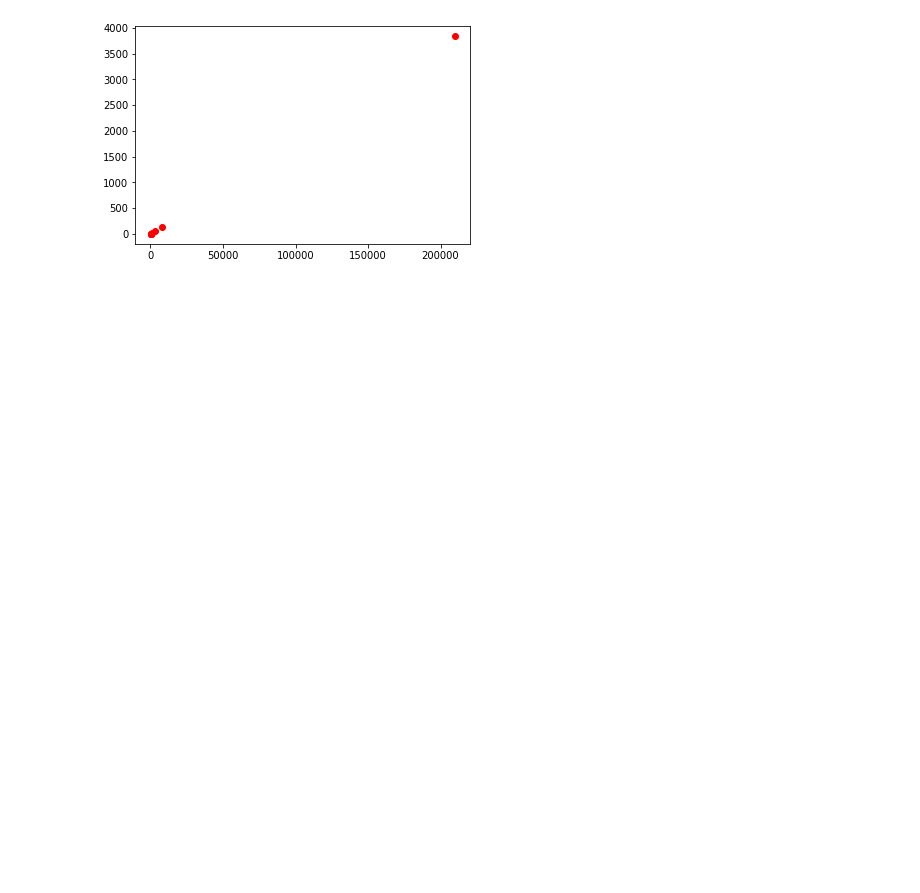
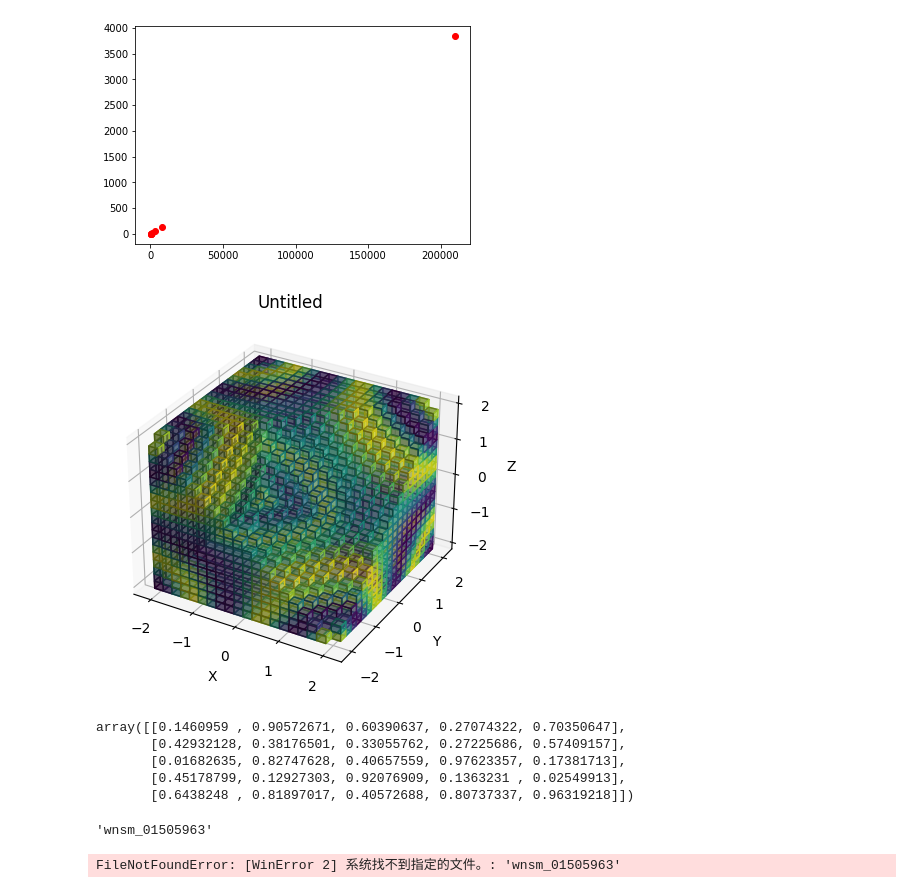
Before and after one commit to S-Yuan137/LIC, a Jupyter notebook: time_analysis.ipynb, the cells around one changed output. Saved outputs shown, nothing was run; the diff lists cells and outputs as text; code cells hidden in the pictures; blank space fills up the shorter version.

Commit message:
create multiprocessing branch
unfinished multiprocessing

```diff
--- a/time_analysis.ipynb
+++ b/time_analysis.ipynb
@@ -17,3 +17,53 @@ ax.plot(volexs, time_np, 'ro')
 plt.show()
 # %% [output]
 [figure]
+# %%
+"""3D surface plot example."""
+import numpy as np
+import matplotlib.cm
+
+from Stoner import Data
+
+x, y, z = np.meshgrid(
+    np.linspace(-2, 2, 21), np.linspace(-2, 2, 21), np.linspace(-2, 2, 21)
+)
+x = x.ravel()
+y = y.ravel()
+z = z.ravel()
+u = np.sin(x * y * z)
+
+p = Data(x, y, z, u, setas="xyzu", column_headers=["X", "Y", "Z"])
+
+p.plot_voxels(cmap=matplotlib.cm.jet, visible=lambda x, y, z: x - y + z < 2.0)
+p.title = "Voxel plot"
+p.show()
+# %% [output]
+[figure, added]
+# %%
+import numpy as np
+
+a = np.random.rand(5,5).flatten()
+a.reshape(5,5)
+# %% [output]
+array([[0.1460959 , 0.90572671, 0.60390637, 0.27074322, 0.70350647],
+       [0.42932128, 0.38176501, 0.33055762, 0.27225686, 0.57409157],
+       [0.01682635, 0.82747628, 0.40657559, 0.97623357, 0.17381713],
+       [0.45178799, 0.12927303, 0.92076909, 0.1363231 , 0.02549913],
+       [0.6438248 , 0.81897017, 0.40572688, 0.80737337, 0.96319218]])
+# %%
+import numpy as np
+from multiprocessing import shared_memory
+
+a = np.random.randint(0,2, size = (5,5), dtype = np.int64)
+shm = shared_memory.SharedMemory(create=True, size = a.nbytes)
+b = np.ndarray(a.shape, dtype=a.dtype, buffer=shm.buf)
+b[:] = a[:]  # Copy the original data into shared memory
+shm.name
+# %% [output]
+'wnsm_01505963'
+# %%
+existing_shm = shared_memory.SharedMemory(name=shm.name)
+c = np.ndarray((5,5), dtype=np.int64, buffer=existing_shm.buf)
+c
+# %% [output]
+FileNotFoundError: [WinError 2] 系统找不到指定的文件。: 'wnsm_01505963'
```
Also changed, not shown: parts of 1 cell of this notebook, 1 other file.
